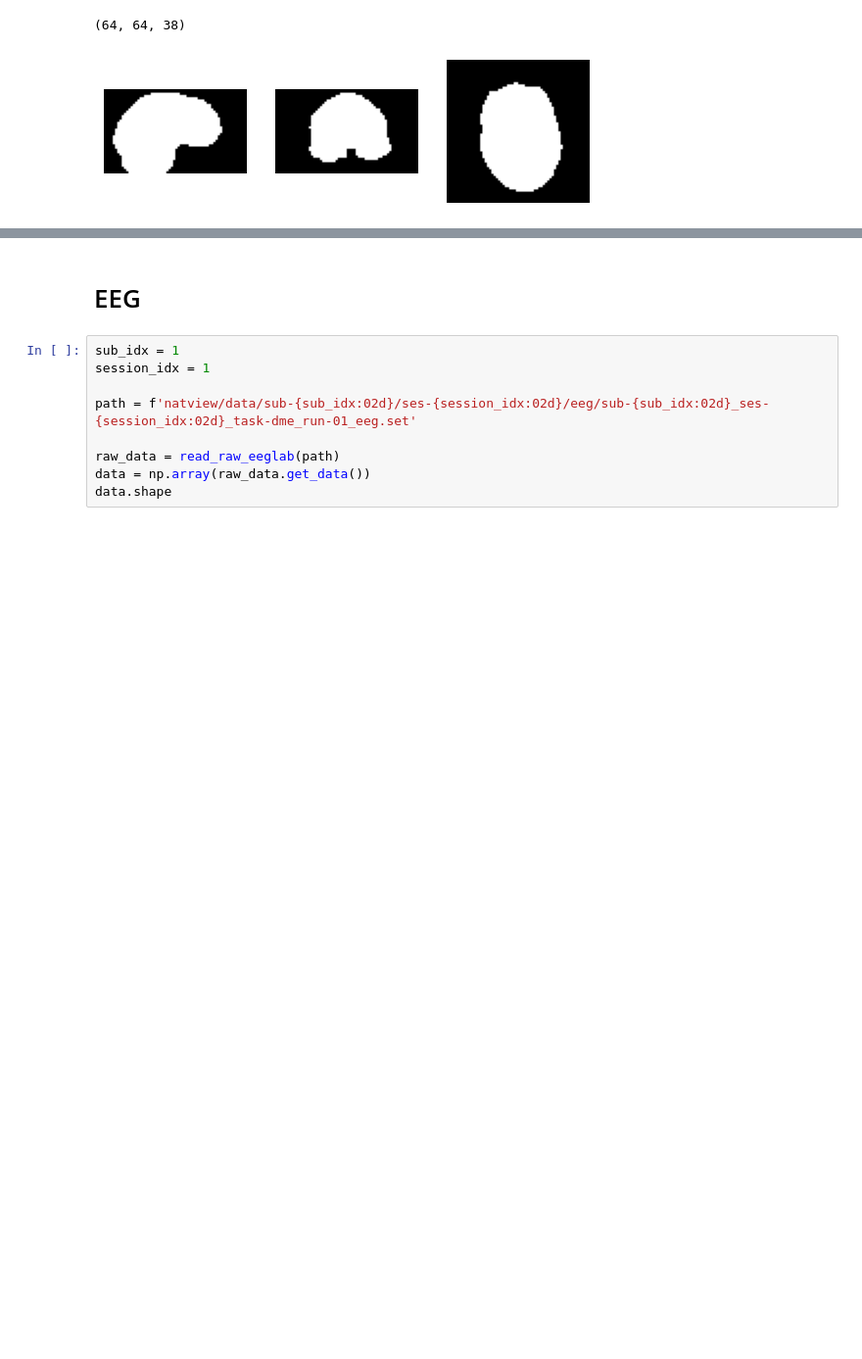
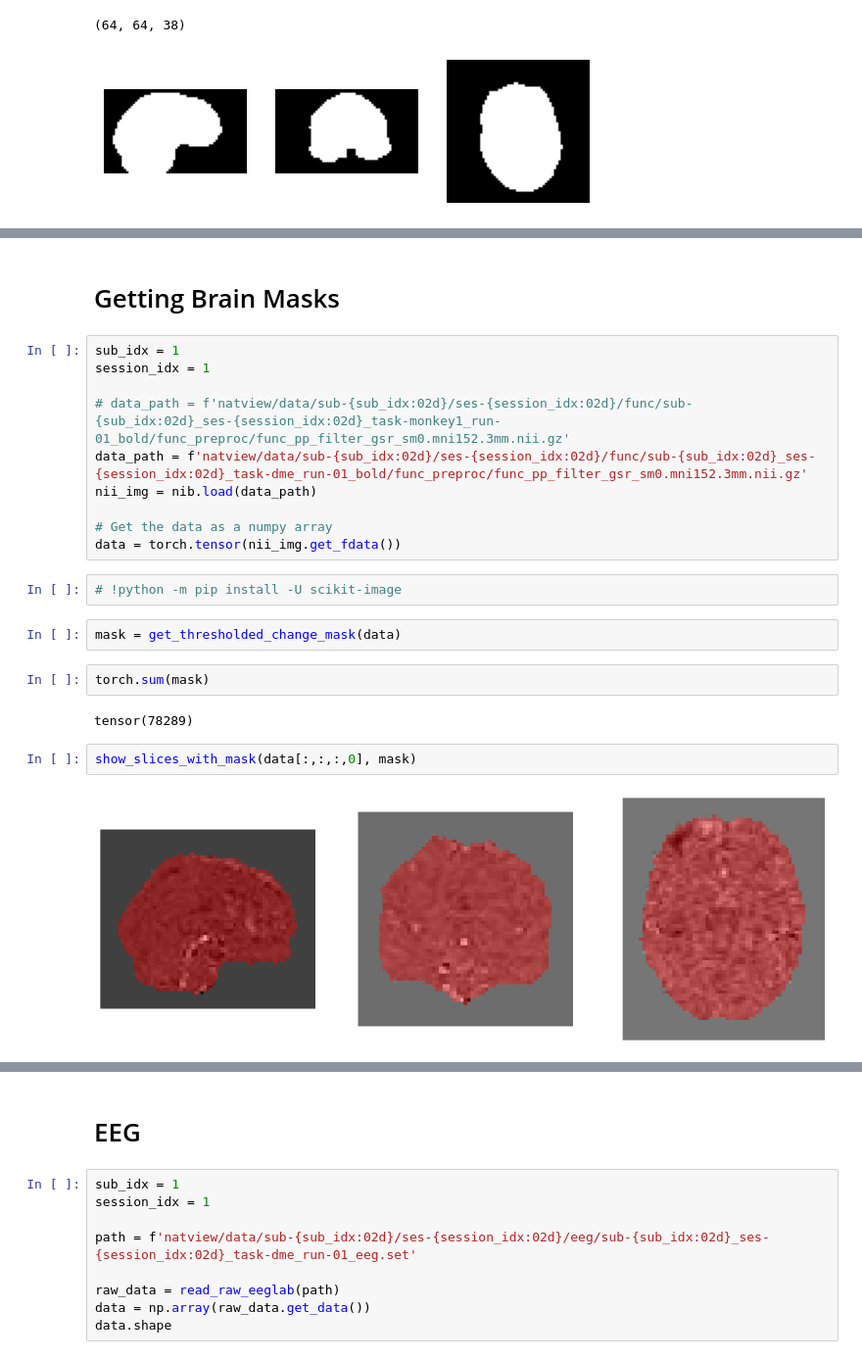
Before and after one commit to intsystems/CreationOfIntelligentSystems_Simultaneous_fMRI-EEG, a Jupyter notebook: code/data/data_visualization.ipynb, the cells around one changed output, grey strips where cells are left out. Shown at 98% size. Saved outputs shown, nothing was run; the diff lists cells and outputs as text; blank space fills up the shorter version.

```diff
--- a/code/data/data_visualization.ipynb
+++ b/code/data/data_visualization.ipynb
@@ -121,0 +130,24 @@ show_slices([slice_0, slice_1, slice_2])
+# %% [markdown]
+# Getting Brain Masks
+# %%
+sub_idx = 1
+session_idx = 1
+
+# data_path = f'natview/data/sub-{sub_idx:02d}/ses-{session_idx:02d}/func/sub-{sub_idx:02d}_ses-{session_idx:02d}_task-monkey1_run-01_bold/func_preproc/func_pp_filter_gsr_sm0.mni152.3mm.nii.gz'
+data_path = f'natview/data/sub-{sub_idx:02d}/ses-{session_idx:02d}/func/sub-{sub_idx:02d}_ses-{session_idx:02d}_task-dme_run-01_bold/func_preproc/func_pp_filter_gsr_sm0.mni152.3mm.nii.gz'
+nii_img = nib.load(data_path)
+
+# Get the data as a numpy array
+data = torch.tensor(nii_img.get_fdata())
+# %%
+# !python -m pip install -U scikit-image
+# %%
+mask = get_thresholded_change_mask(data)
+# %%
+torch.sum(mask)
+# %% [output]
+tensor(78289)
+# %%
+show_slices_with_mask(data[:,:,:,0], mask)
+# %% [output]
+[figure, added]
```
Also changed, not shown: parts of 12 cells of this notebook, 12 other files.
